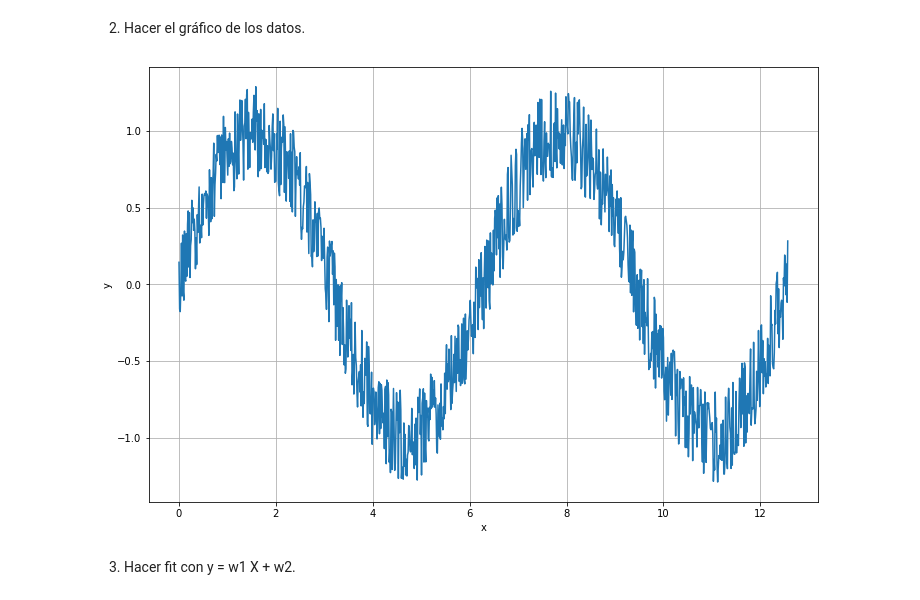
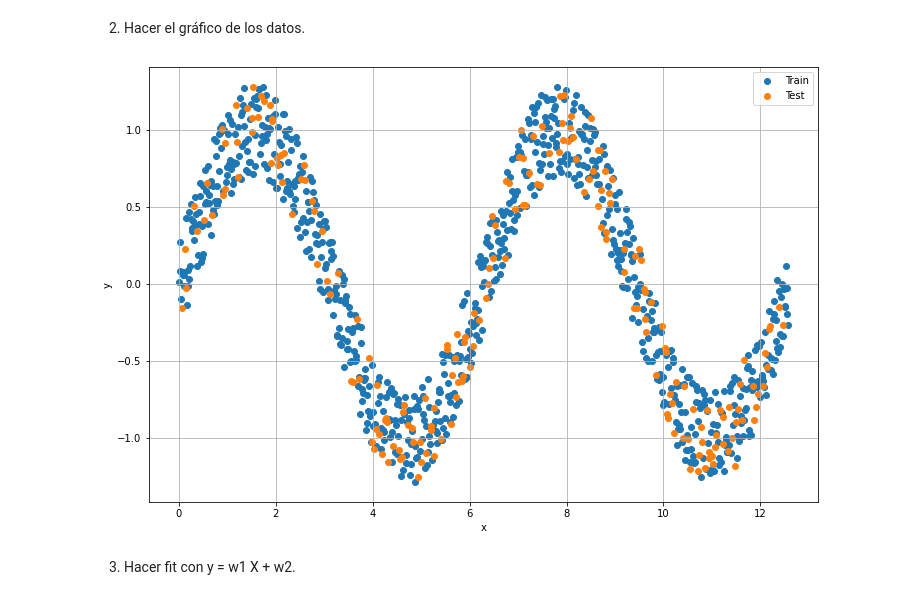
Before and after one commit to nhorro/ceai2020, a Jupyter notebook: intro_ai/clase_5/Clase05.ipynb, the cells around one changed output. Saved outputs shown, nothing was run; the diff lists cells and outputs as text; code cells hidden in the pictures.

```diff
--- a/intro_ai/clase_5/Clase05.ipynb
+++ b/intro_ai/clase_5/Clase05.ipynb
@@ -18,21 +21,35 @@ from libintroia import *
 1. Simular una función sin(x) con ruido.
 # %%
 N_SAMPLES = 1000
+TRAIN_SPLIT_PERCENT = 0.8
 N_PERIODS = 2
 NOISE_K = 0.3
 x = np.linspace(0,N_PERIODS*(2*np.pi),N_SAMPLES)
 y = np.sin(x) + np.random.uniform(low=-NOISE_K,high=NOISE_K,size=N_SAMPLES)
+
+shuffled_indexes = np.random.permutation(len(x))
+shuffled_x = x[shuffled_indexes]
+shuffled_y = y[shuffled_indexes]
+
+split_index = int(N_SAMPLES*TRAIN_SPLIT_PERCENT)
+
+x_train = shuffled_x[:split_index]
+y_train = shuffled_y[:split_index]
+x_test = shuffled_x[split_index:]
+y_test = shuffled_y[split_index:]
 # %% [markdown]
 2. Hacer el gráfico de los datos.
 # %%
 plt.figure(figsize=(12,8))
-plt.plot(x,y)
+plt.scatter(x_train,y_train)
+plt.scatter(x_test,y_test)
 plt.grid(which="Both")
 plt.xlabel("x")
 plt.ylabel("y")
+plt.legend(["Train","Test"])
 plt.show()
 # %% [output]
-[figure, old version]
+[figure, new version]
 # %%
 def plot_model_results(x,y,model_results):
     plt.figure(figsize=(12,8))
```
Also changed, not shown: parts of 16 cells of this notebook, 8 other files.
